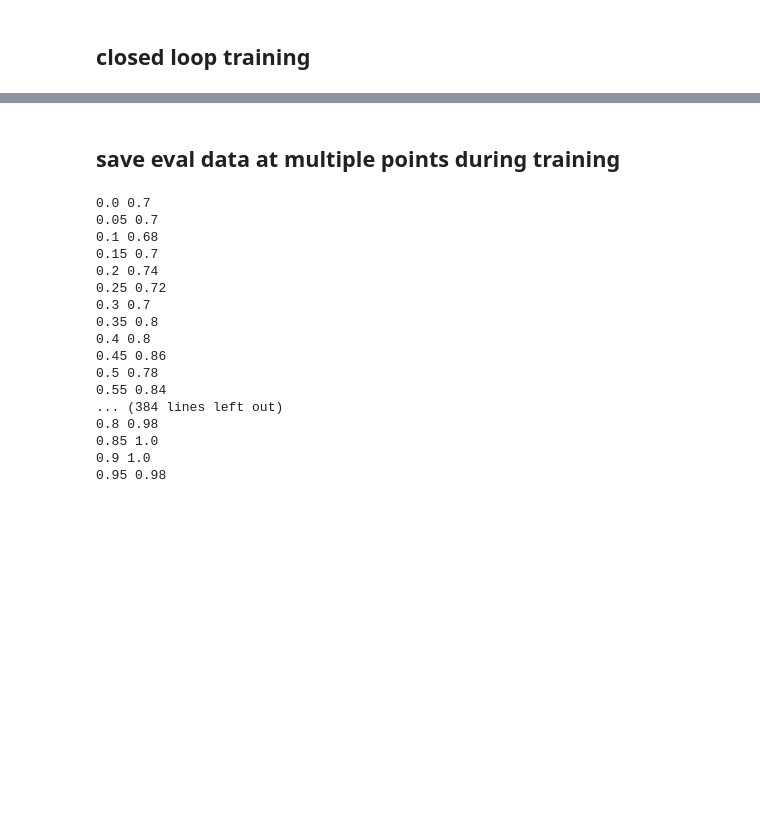
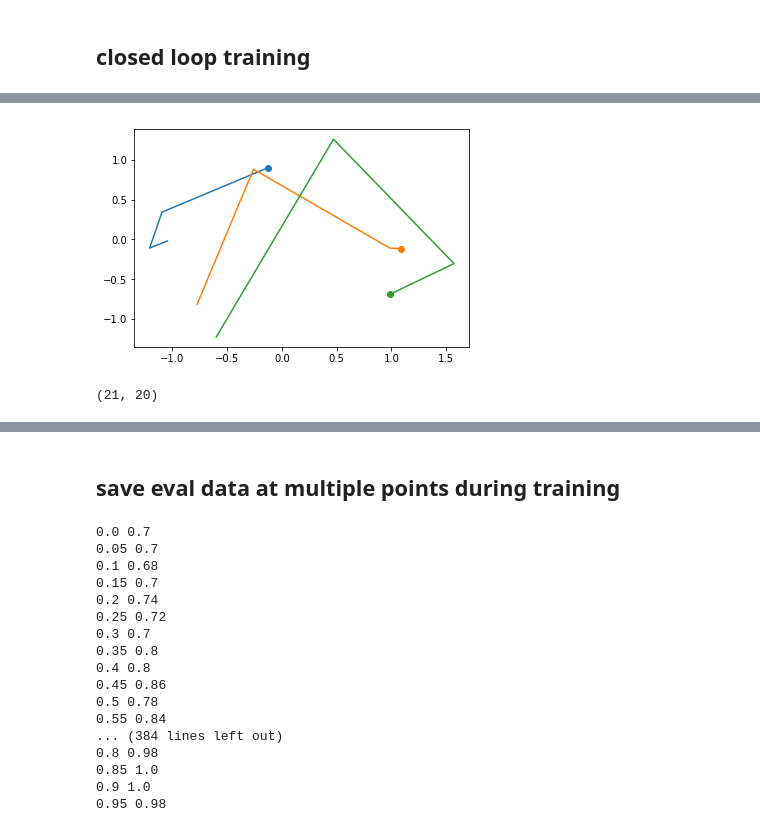
Before and after one commit to andrebeu/nback, a Jupyter notebook: nback.ipynb, the cells around one changed output, grey strips where cells are left out. Drawn from its saved outputs; the diff is of its cells as text; code cells hidden in the pictures; blank space fills up the shorter version.

```diff
--- a/nback.ipynb
+++ b/nback.ipynb
@@ -68,0 +161,11 @@ plt.savefig('figures/lstm20-edim50-closed_loop_training')
+# %%
+
+for pc_traj in pc_traj_arr:
+  plt.plot(pc_traj[:,0],pc_traj[:,1])
+  plt.scatter(pc_traj[0,0],pc_traj[0,1])
+# %% [output]
+[figure, added]
+# %%
+state_arr.shape
+# %% [output]
+(21, 20)
```
Also changed, not shown: parts of 14 cells of this notebook, 2 other files.
